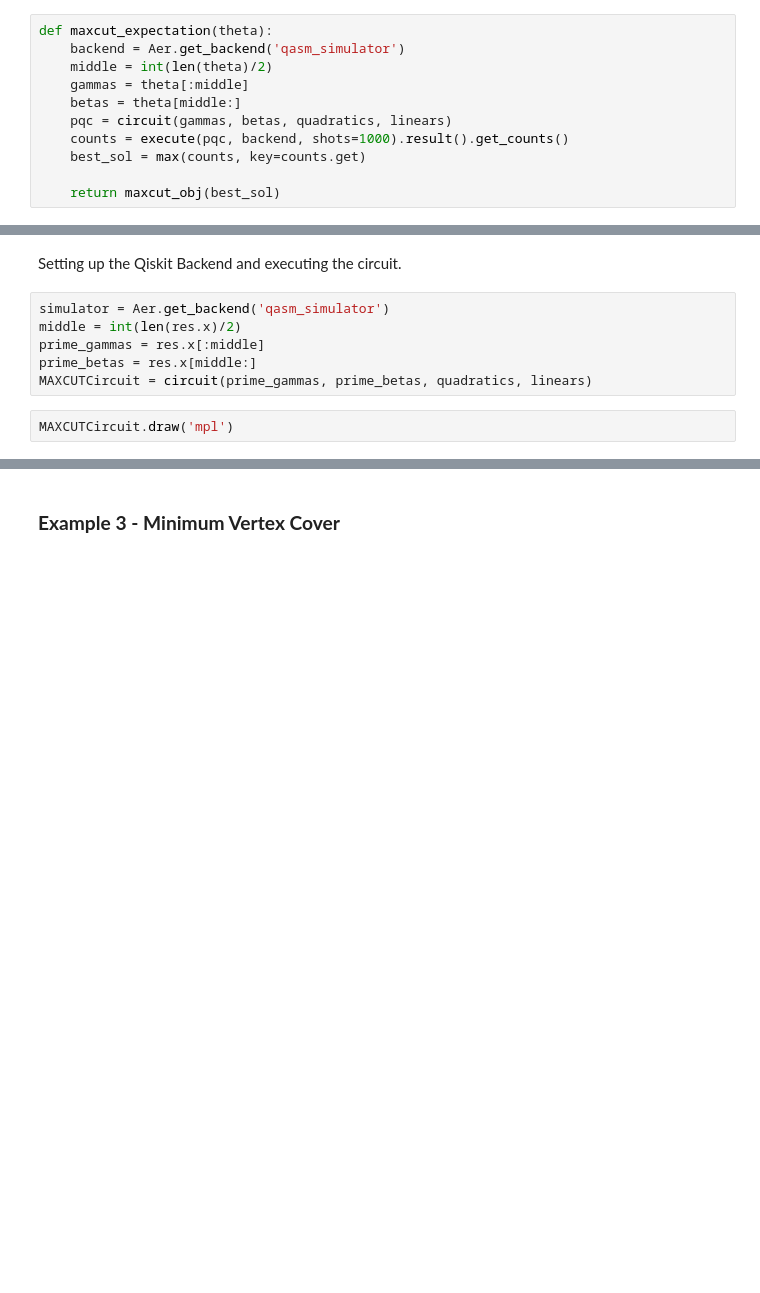
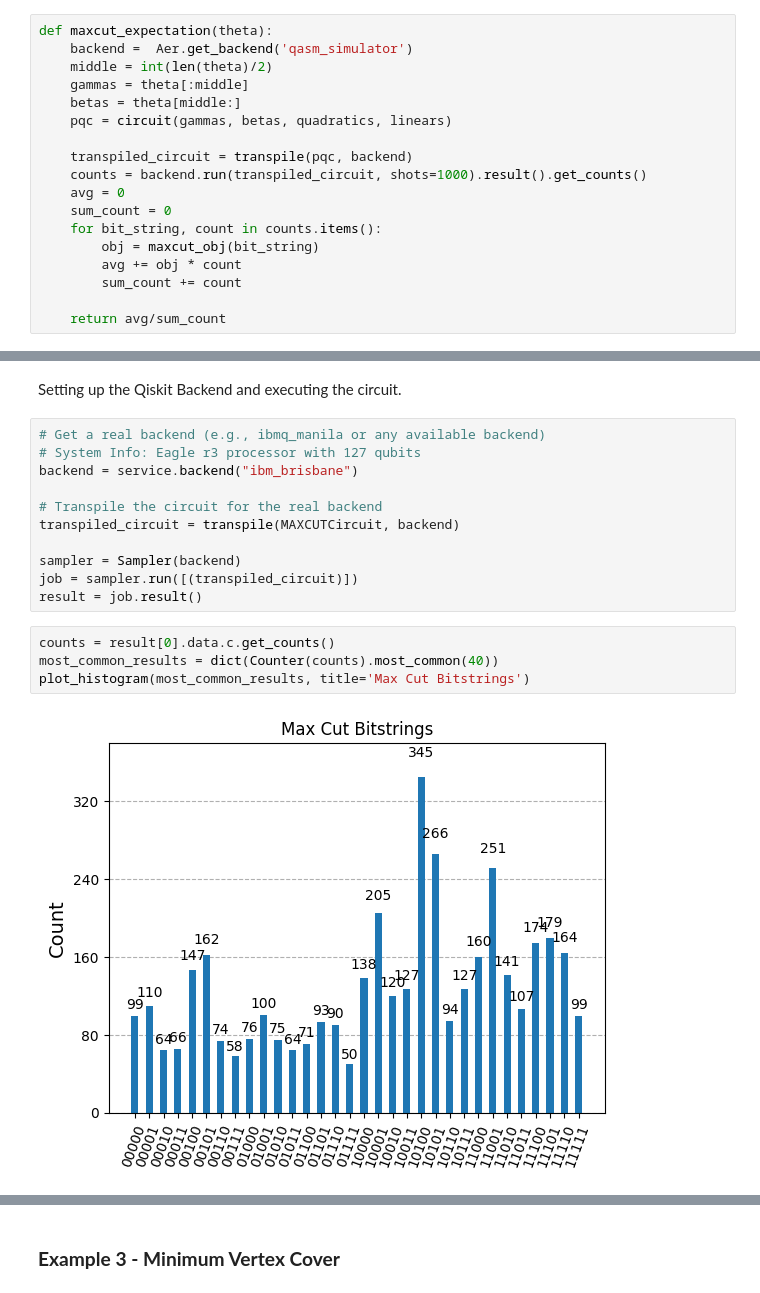
Before and after one commit to arulrhikm/Solving-QUBOs-on-Quantum-Computers, a Jupyter notebook: Notebook 1 - Custom QAOA.ipynb, the cells around one changed output, grey strips where cells are left out. Cells and saved outputs as stored; diff of their text form; blank space fills up the shorter version.

```diff
--- a/Notebook 1 - Custom QAOA.ipynb
+++ b/Notebook 1 - Custom QAOA.ipynb
@@ -307,15 +365,22 @@ def maxcut_obj(str):
 Calculating the expected value of a Max Cut QAOA Circuit.
 # %%
 def maxcut_expectation(theta):
-    backend = Aer.get_backend('qasm_simulator')
+    backend =  Aer.get_backend('qasm_simulator')
     middle = int(len(theta)/2)
     gammas = theta[:middle]
     betas = theta[middle:]
     pqc = circuit(gammas, betas, quadratics, linears)
-    counts = execute(pqc, backend, shots=1000).result().get_counts()
-    best_sol = max(counts, key=counts.get)
 
-    return maxcut_obj(best_sol)
+    transpiled_circuit = transpile(pqc, backend)
+    counts = backend.run(transpiled_circuit, shots=1000).result().get_counts()
+    avg = 0
+    sum_count = 0
+    for bit_string, count in counts.items():
+        obj = maxcut_obj(bit_string)
+        avg += obj * count
+        sum_count += count
+
+    return avg/sum_count
 # %% [markdown]
 Defining the classical optimizer for the QAOA circuit. In this case it is Nelder-Mead.
 # %%
@@ -330,10 +402,19 @@ NameError: name 'execute' is not defined
 # %% [markdown]
 Setting up the Qiskit Backend and executing the circuit.
-# %%
-simulator = Aer.get_backend('qasm_simulator')
-middle = int(len(res.x)/2)
-prime_gammas = res.x[:middle]
-prime_betas = res.x[middle:]
-MAXCUTCircuit = circuit(prime_gammas, prime_betas, quadratics, linears)
-# %%
-MAXCUTCircuit.draw('mpl')
+# %%
+# Get a real backend (e.g., ibmq_manila or any available backend)
+# System Info: Eagle r3 processor with 127 qubits
+backend = service.backend("ibm_brisbane")
+
+# Transpile the circuit for the real backend
+transpiled_circuit = transpile(MAXCUTCircuit, backend)
+
+sampler = Sampler(backend)
+job = sampler.run([(transpiled_circuit)])
+result = job.result()
+# %%
+counts = result[0].data.c.get_counts()
+most_common_results = dict(Counter(counts).most_common(40))
+plot_histogram(most_common_results, title='Max Cut Bitstrings')
+# %% [output]
+[figure, added]
```
Also changed, not shown: parts of 45 cells of this notebook.
